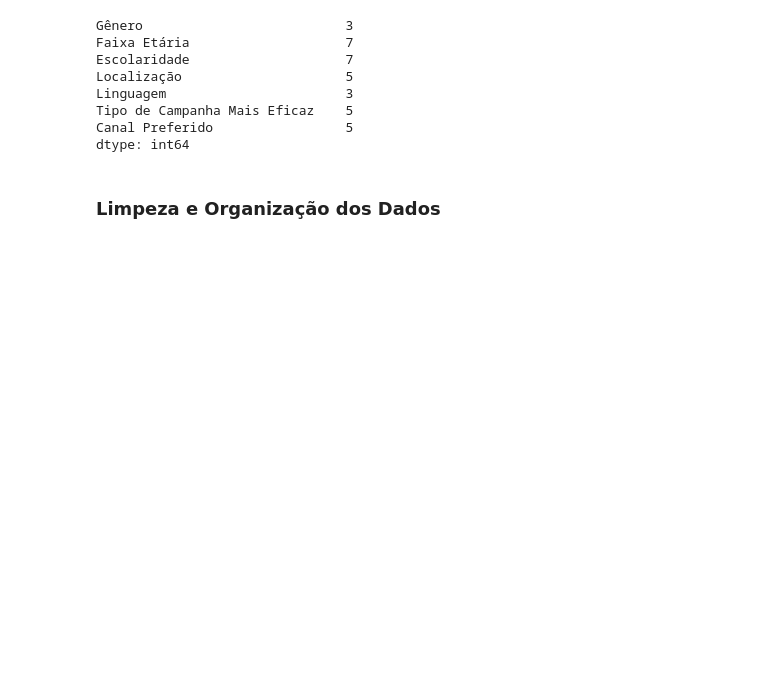
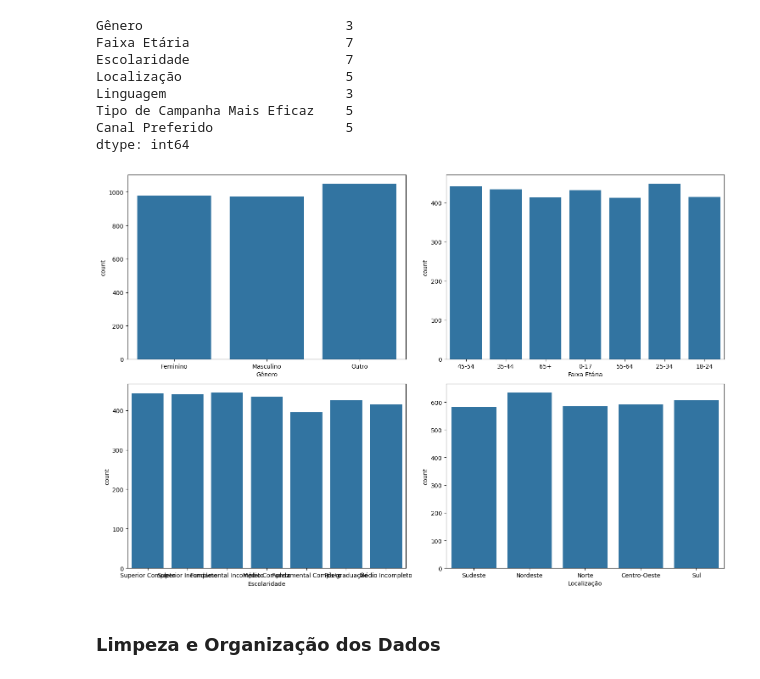
Before and after one commit to agathapr/ProspAI, a Jupyter notebook: analytics/main.ipynb, the cells around one changed output. Drawn from its saved outputs; the diff is of its cells as text; code cells hidden in the pictures; blank space fills up the shorter version.

```diff
--- a/analytics/main.ipynb
+++ b/analytics/main.ipynb
@@ -50,6 +50,16 @@ Linguagem                       3
 Tipo de Campanha Mais Eficaz    5
 Canal Preferido                 5
 dtype: int64
+# %%
+fig, ax = plt.subplots(2, 2, figsize=(15, 10))
+sns.countplot(x='Gênero', data=df, ax=ax[0, 0])
+sns.countplot(x='Faixa Etária', data=df, ax=ax[0, 1])
+sns.countplot(x='Escolaridade', data=df, ax=ax[1, 0])
+sns.countplot(x='Localização', data=df, ax=ax[1, 1])
+plt.tight_layout()
+plt.show()
+# %% [output]
+[figure, added]
 # %% [markdown]
 ### Limpeza e Organização dos Dados
 # %%
```
Also changed, not shown: parts of 4 cells of this notebook.
